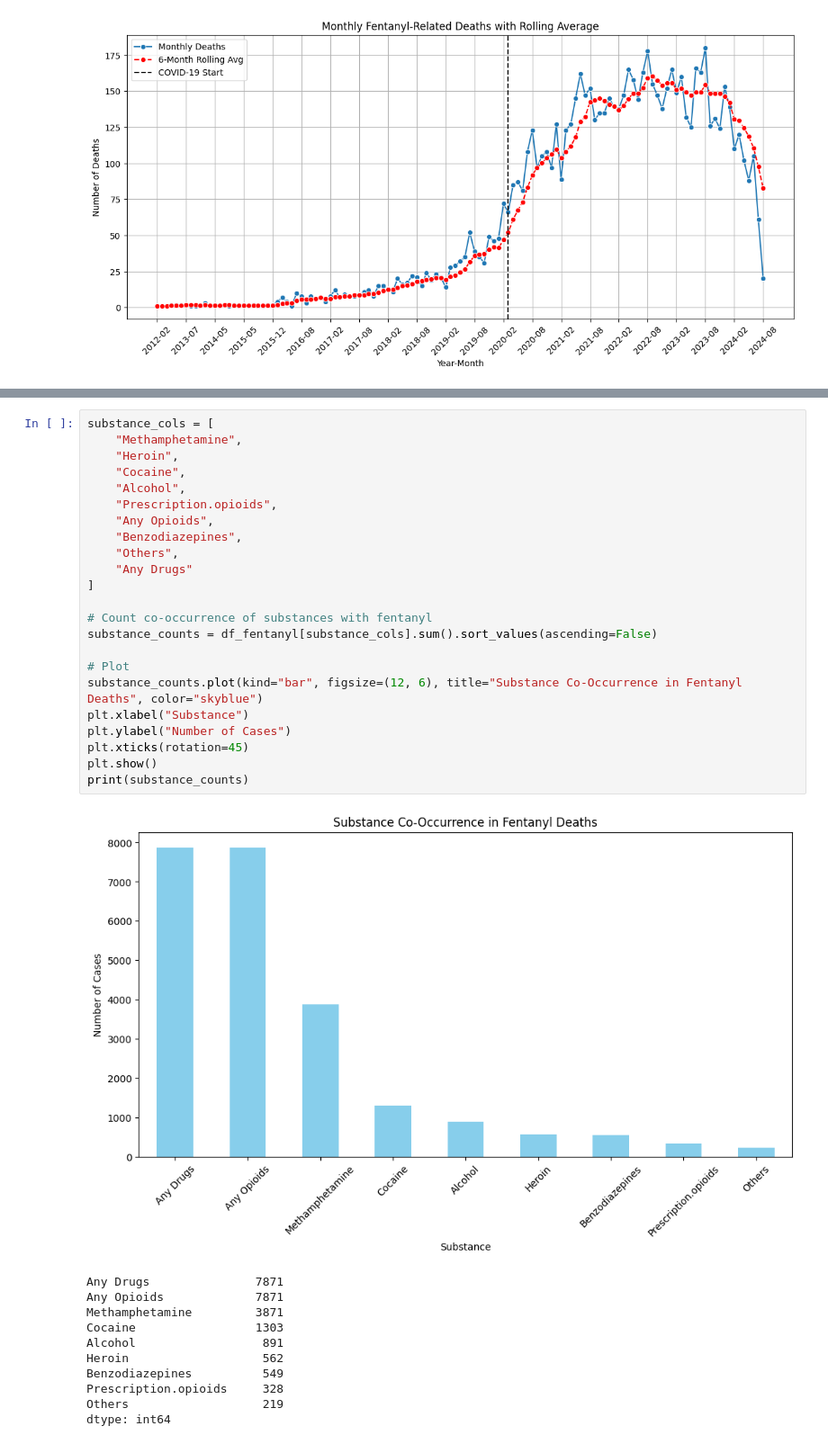
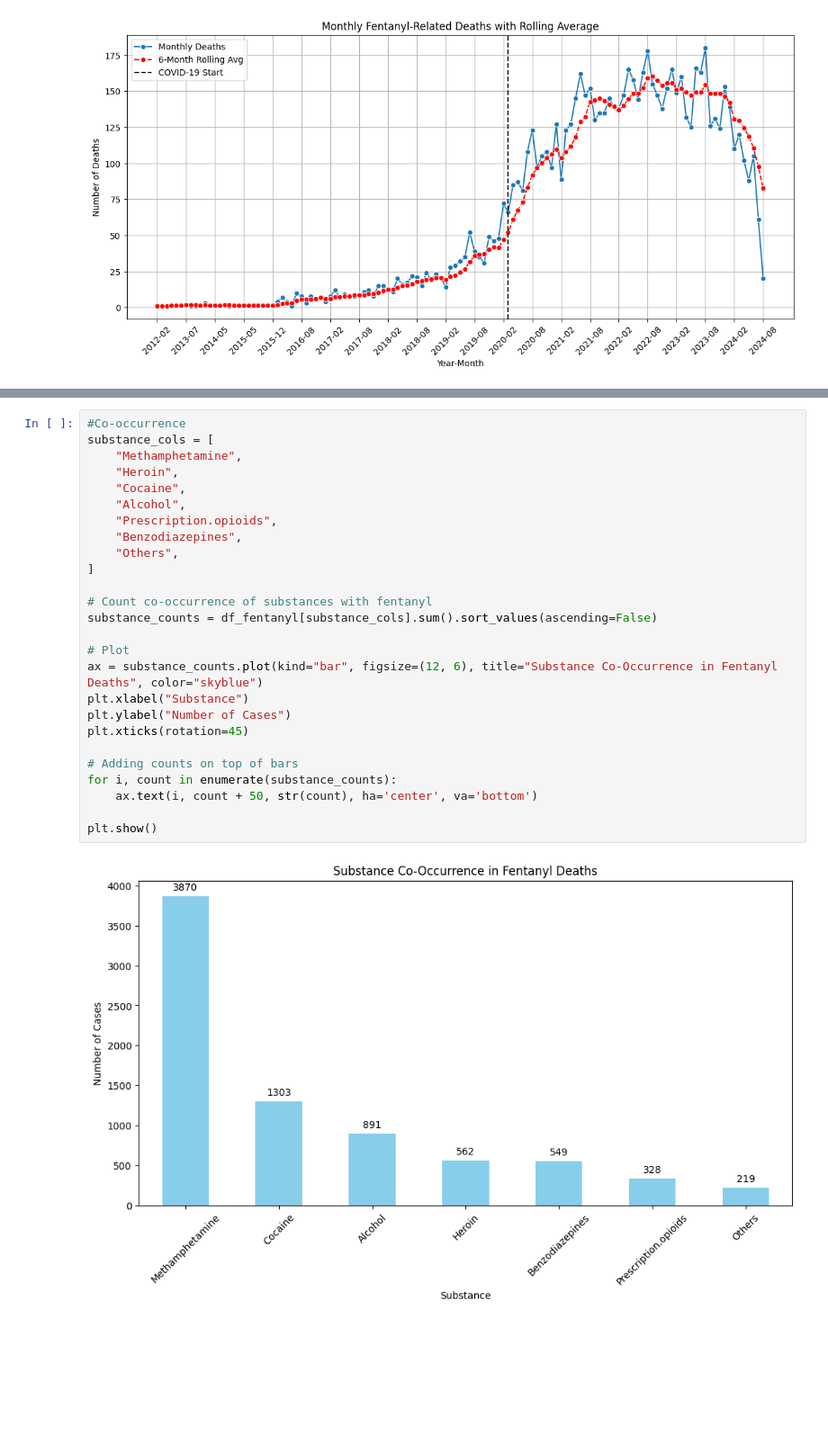
Before and after one commit to hritikac25/fentanyl_overdose_covid, a Jupyter notebook: Overdose_Trends.ipynb, the cells around one changed output, grey strips where cells are left out. Shown: that part at 90% size. Drawn from its saved outputs; the diff is of its cells as text; blank space fills up the shorter version.

```diff
--- a/Overdose_Trends.ipynb
+++ b/Overdose_Trends.ipynb
@@ -221,35 +206,28 @@ map_fentanyl.save("fentanyl_deaths_map_covid.html")
 # %%
+#Co-occurrence
 substance_cols = [
     "Methamphetamine",
     "Heroin",
     "Cocaine",
     "Alcohol",
     "Prescription.opioids",
-    "Any Opioids",
     "Benzodiazepines",
     "Others",
-    "Any Drugs"
 ]
 
 # Count co-occurrence of substances with fentanyl
 substance_counts = df_fentanyl[substance_cols].sum().sort_values(ascending=False)
 
 # Plot
-substance_counts.plot(kind="bar", figsize=(12, 6), title="Substance Co-Occurrence in Fentanyl Deaths", color="skyblue")
+ax = substance_counts.plot(kind="bar", figsize=(12, 6), title="Substance Co-Occurrence in Fentanyl Deaths", color="skyblue")
 plt.xlabel("Substance")
 plt.ylabel("Number of Cases")
 plt.xticks(rotation=45)
+
+# Adding counts on top of bars
+for i, count in enumerate(substance_counts):
+    ax.text(i, count + 50, str(count), ha='center', va='bottom')
+
 plt.show()
-print(substance_counts)
 # %% [output]
-[figure, old version]
+[figure, new version]
-Any Drugs               7871
-Any Opioids             7871
-Methamphetamine         3871
-Cocaine                 1303
-Alcohol                  891
-Heroin                   562
-Benzodiazepines          549
-Prescription.opioids     328
-Others                   219
-dtype: int64
```
Also changed, not shown: parts of 9 cells of this notebook.
